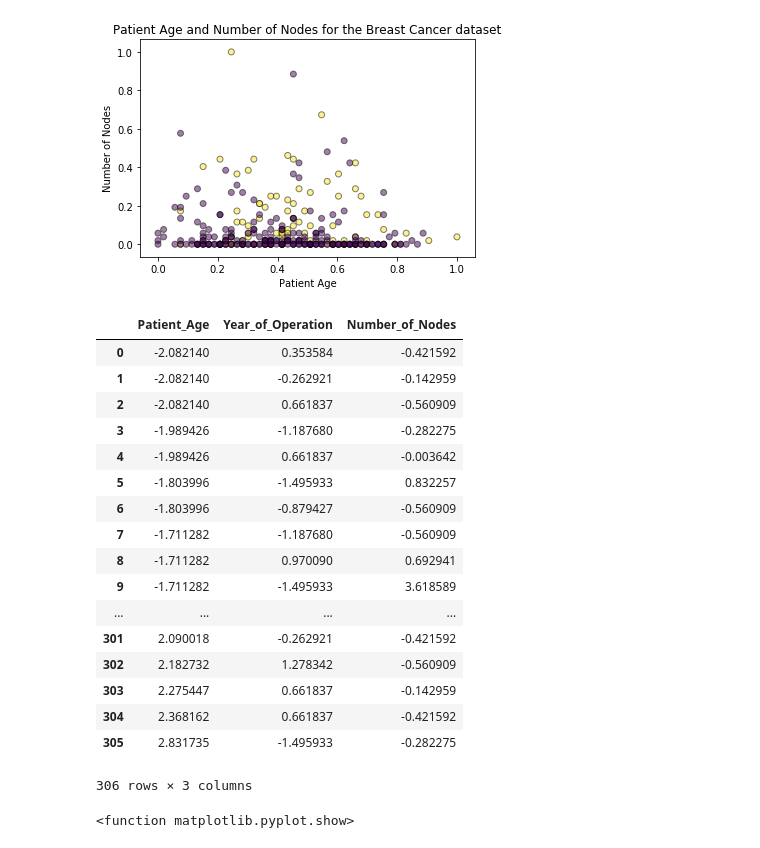
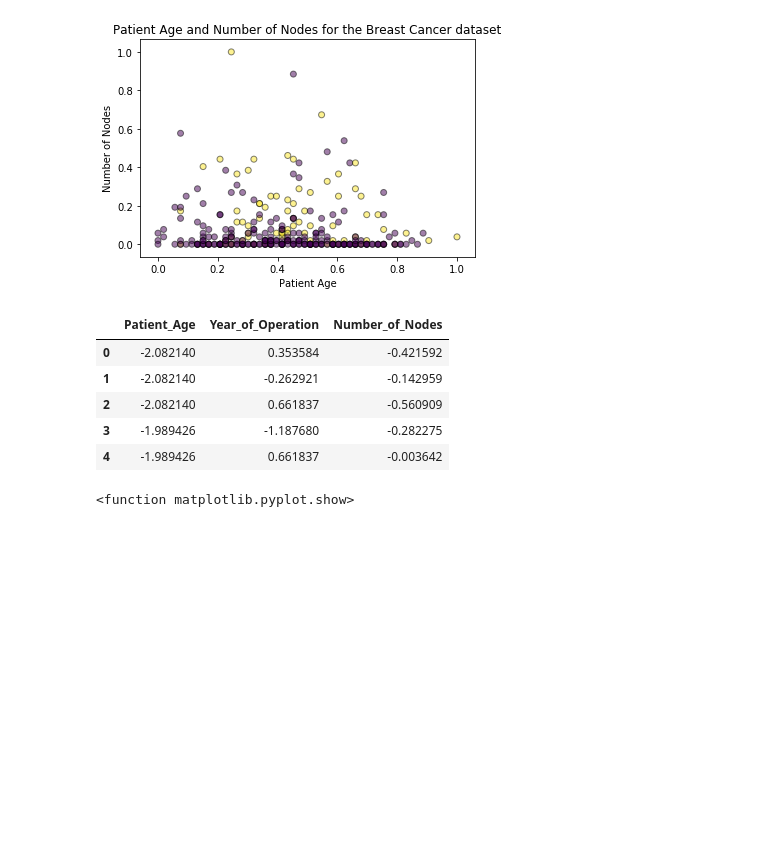
Before and after one commit to S3688570/Prediction-of-Breast-Cancer, a Jupyter notebook: Assignment2.ipynb, the cells around one changed output. Cells and saved outputs as stored; diff of their text form; code cells hidden in the pictures; blank space fills up the shorter version.

```diff
--- a/Assignment2.ipynb
+++ b/Assignment2.ipynb
@@ -503,26 +490,14 @@ plt.show()
 # %%
 #Convert array of 'standardized' data to a data frame
 columns =['Patient_Age', 'Year_of_Operation', 'Number_of_Nodes']
 df_std = pd.DataFrame(survival_std, columns = columns)
-df_std
+df_std.head()
 # %% [output]
 |  | Patient_Age | Year_of_Operation | Number_of_Nodes |
 | 0 | -2.082140 | 0.353584 | -0.421592 |
 | 1 | -2.082140 | -0.262921 | -0.142959 |
 | 2 | -2.082140 | 0.661837 | -0.560909 |
 | 3 | -1.989426 | -1.187680 | -0.282275 |
 | 4 | -1.989426 | 0.661837 | -0.003642 |
-| 5 | -1.803996 | -1.495933 | 0.832257 |
-| 6 | -1.803996 | -0.879427 | -0.560909 |
-| 7 | -1.711282 | -1.187680 | -0.560909 |
-| 8 | -1.711282 | 0.970090 | 0.692941 |
-| 9 | -1.711282 | -1.495933 | 3.618589 |
-| ... | ... | ... | ... |
-| 301 | 2.090018 | -0.262921 | -0.421592 |
-| 302 | 2.182732 | 1.278342 | -0.560909 |
-| 303 | 2.275447 | 0.661837 | -0.142959 |
-| 304 | 2.368162 | 0.661837 | -0.421592 |
-| 305 | 2.831735 | -1.495933 | -0.282275 |
-306 rows × 3 columns
 # %%
 #Plot scattermatrix for 'standardized' data
```
Also changed, not shown: parts of 95 cells of this notebook.
